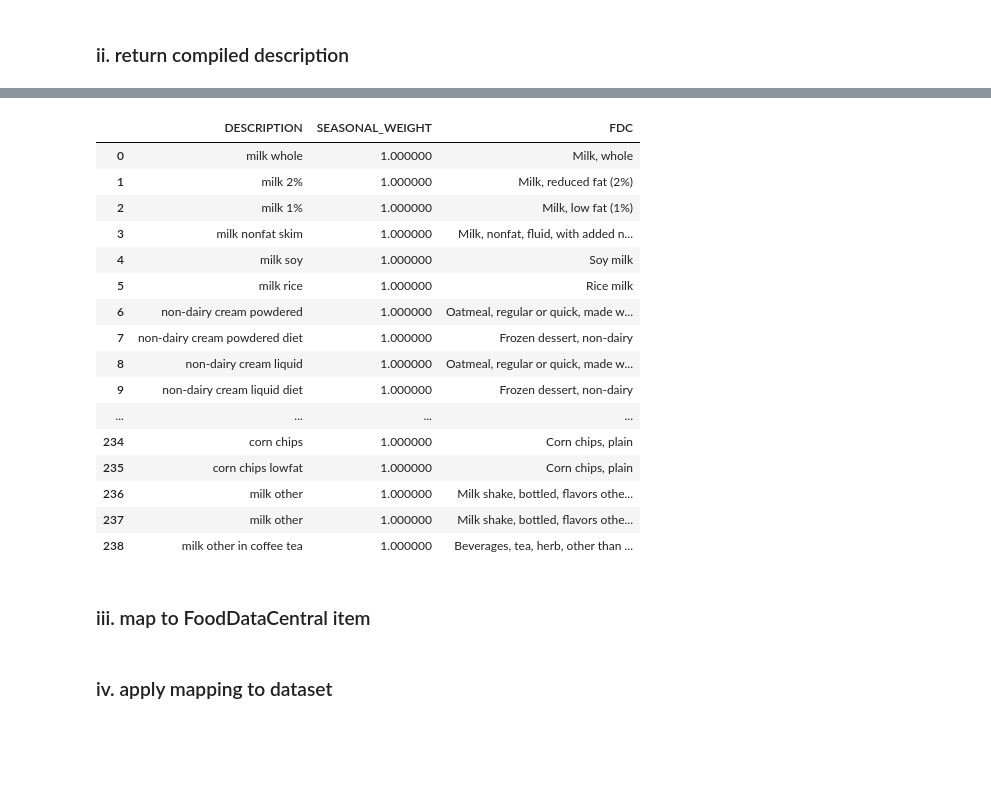
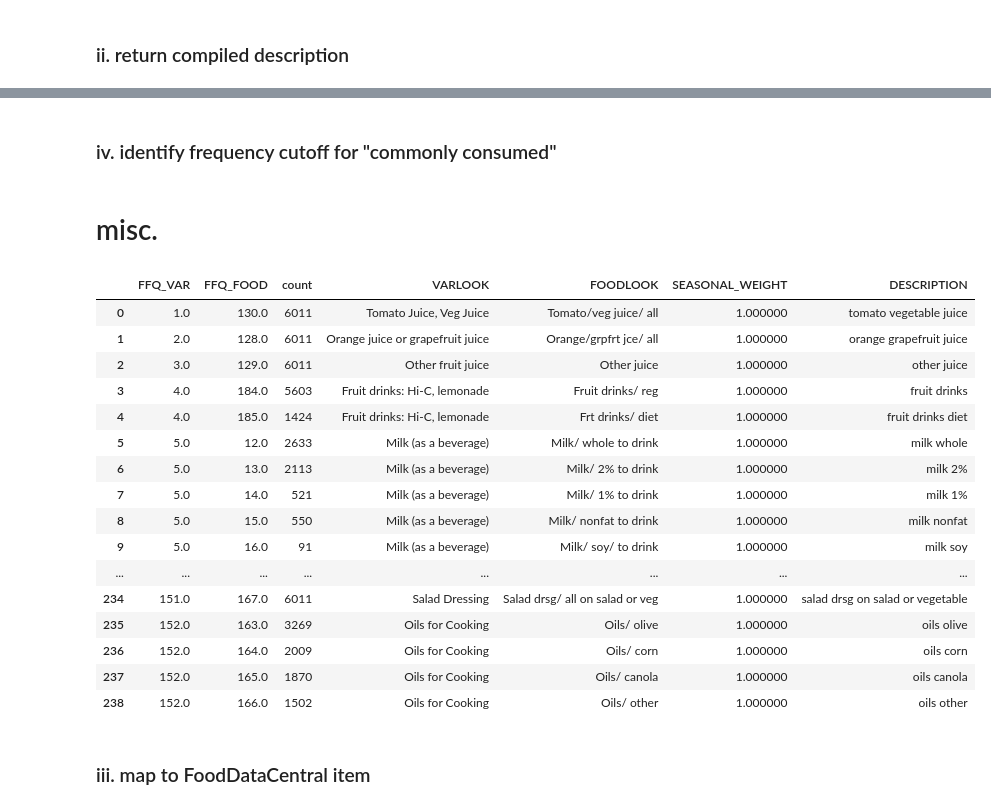
Before and after one commit to nicolasmatthewlee/foodstats-analysis, a Jupyter notebook: scripts/notebooks/ffq-analysis.ipynb, the cells around one changed output, grey strips where cells are left out. Drawn from its saved outputs; the diff is of its cells as text; code cells hidden in the pictures; blank space fills up the shorter version.

```diff
--- a/scripts/notebooks/ffq-analysis.ipynb
+++ b/scripts/notebooks/ffq-analysis.ipynb
@@ -63,11 +23,11 @@ ax[1,1].bar(list(range(len(foodlookMilkFrequencies))),foodlookMilkFrequencies['F
 # %%
-unique_descriptions = ffqdc.groupby(['FFQ_FOOD','FFQ_VAR']).size().reset_index().rename(columns={0:'count'})
+unique_descriptions = ffqdc.groupby(['FFQ_VAR','FFQ_FOOD']).size().reset_index().rename(columns={0:'count'})
 
 varlookDict = varlook.set_index('FFQ_VAR').to_dict()['VALUE']
 foodlookDict=foodlook.set_index('FFQ_FOOD').to_dict()['VALUE']
 
+unique_descriptions['VARLOOK']=unique_descriptions.apply(lambda x: varlookDict[x['FFQ_VAR']],axis=1)
 unique_descriptions['FOODLOOK']=unique_descriptions.apply(lambda x: foodlookDict[x['FFQ_FOOD']],axis=1)
-unique_descriptions['VARLOOK']=unique_descriptions.apply(lambda x: varlookDict[x['FFQ_VAR']],axis=1)
 # %% [markdown]
 ### i. add seasonal weight
 # %%
@@ -123,7 +83,7 @@ def returnDescription(e):
             returnString=returnString.replace(p,'')
         return returnString
 
-    compiled=removePhrases(compiled,['in cereal','in coffee or tea','to drink','in winter','in the winter','in summer','rest of year','in season'])
+    compiled=removePhrases(compiled,['in cereal','in coffee or tea','to drink','in winter','in the winter','in summer','rest of year','in season','all'])
 
     # 4. format
     compiled=compiled.replace('1/2','half')
@@ -163,8 +123,13 @@ def returnDescription(e):
     compiled=compiled.replace(' alc ',' alcohol ')
     compiled=compiled.replace(' bev ',' beverage ')
     compiled=compiled.replace(' othr ',' other ')
+    compiled=compiled.replace(' eng ',' english ')
 
     compiled=compiled.replace('regular','')
+
+    # 6. remove added whitespace
+
+    compiled=compiled.strip()
 
     return compiled
 
@@ -171,0 +184,2 @@ unique_descriptions['DESCRIPTION']=unique_descriptions.apply(returnDescription,a
+# %% [markdown]
+### iv. identify frequency cutoff for "commonly consumed"
@@ -172,24 +191,26 @@ unique_descriptions['DESCRIPTION']=unique_descriptions.apply(returnDescription,a
+# %% [markdown]
+# misc.
 # %%
 with pd.option_context('display.max_rows', None, 'display.max_columns', None, 'display.max_colwidth', None):
-    display(unique_descriptions[['DESCRIPTION','SEASONAL_WEIGHT','FDC']])
+    display(unique_descriptions)
 # %% [output]
-|  | DESCRIPTION | SEASONAL_WEIGHT | FDC |
-| 0 | milk whole | 1.000000 | Milk, whole |
-| 1 | milk 2% | 1.000000 | Milk, reduced fat (2%) |
-| 2 | milk 1% | 1.000000 | Milk, low fat (1%) |
-| 3 | milk nonfat skim | 1.000000 | Milk, nonfat, fluid, with added n... |
-| 4 | milk soy | 1.000000 | Soy milk |
-| 5 | milk rice | 1.000000 | Rice milk |
-| 6 | non-dairy cream powdered | 1.000000 | Oatmeal, regular or quick, made w... |
-| 7 | non-dairy cream powdered diet | 1.000000 | Frozen dessert, non-dairy |
-| 8 | non-dairy cream liquid | 1.000000 | Oatmeal, regular or quick, made w... |
-| 9 | non-dairy cream liquid diet | 1.000000 | Frozen dessert, non-dairy |
-| ... | ... | ... | ... |
-| 234 | corn chips | 1.000000 | Corn chips, plain |
-| 235 | corn chips lowfat | 1.000000 | Corn chips, plain |
-| 236 | milk other | 1.000000 | Milk shake, bottled, flavors othe... |
-| 237 | milk other | 1.000000 | Milk shake, bottled, flavors othe... |
-| 238 | milk other in coffee tea | 1.000000 | Beverages, tea, herb, other than ... |
+|  | FFQ_VAR | FFQ_FOOD | count | VARLOOK | FOODLOOK | SEASONAL_WEIGHT | DESCRIPTION |
+| 0 | 1.0 | 130.0 | 6011 | Tomato Juice, Veg Juice | Tomato/veg juice/ all | 1.000000 | tomato vegetable juice |
+| 1 | 2.0 | 128.0 | 6011 | Orange juice or grapefruit juice | Orange/grpfrt jce/ all | 1.000000 | orange grapefruit juice |
+| 2 | 3.0 | 129.0 | 6011 | Other fruit juice | Other juice | 1.000000 | other juice |
+| 3 | 4.0 | 184.0 | 5603 | Fruit drinks: Hi-C, lemonade | Fruit drinks/ reg | 1.000000 | fruit drinks |
+| 4 | 4.0 | 185.0 | 1424 | Fruit drinks: Hi-C, lemonade | Frt drinks/ diet | 1.000000 | fruit drinks diet |
+| 5 | 5.0 | 12.0 | 2633 | Milk (as a beverage) | Milk/ whole to drink | 1.000000 | milk whole |
+| 6 | 5.0 | 13.0 | 2113 | Milk (as a beverage) | Milk/ 2% to drink | 1.000000 | milk 2% |
+| 7 | 5.0 | 14.0 | 521 | Milk (as a beverage) | Milk/ 1% to drink | 1.000000 | milk 1% |
+| 8 | 5.0 | 15.0 | 550 | Milk (as a beverage) | Milk/ nonfat to drink | 1.000000 | milk nonfat |
+| 9 | 5.0 | 16.0 | 91 | Milk (as a beverage) | Milk/ soy/ to drink | 1.000000 | milk soy |
+| ... | ... | ... | ... | ... | ... | ... | ... |
+| 234 | 151.0 | 167.0 | 6011 | Salad Dressing | Salad drsg/ all on salad or veg | 1.000000 | salad drsg on salad or vegetable |
+| 235 | 152.0 | 163.0 | 3269 | Oils for Cooking | Oils/ olive | 1.000000 | oils olive |
+| 236 | 152.0 | 164.0 | 2009 | Oils for Cooking | Oils/ corn | 1.000000 | oils corn |
+| 237 | 152.0 | 165.0 | 1870 | Oils for Cooking | Oils/ canola | 1.000000 | oils canola |
+| 238 | 152.0 | 166.0 | 1502 | Oils for Cooking | Oils/ other | 1.000000 | oils other |
 # %% [markdown]
 ### iii. map to FoodDataCentral item
 # %%
@@ -202,5 +223,3 @@ def searchFDC(query):
 def fillFDC(start,end):
     for i in list(range(start,end+1)):
         unique_descriptions.at[i,'FDC']=searchFDC(unique_descriptions.at[i,'DESCRIPTION'])
-# %% [markdown]
-### iv. apply mapping to dataset
```
Also changed, not shown: parts of 21 cells of this notebook, 1 other file.
